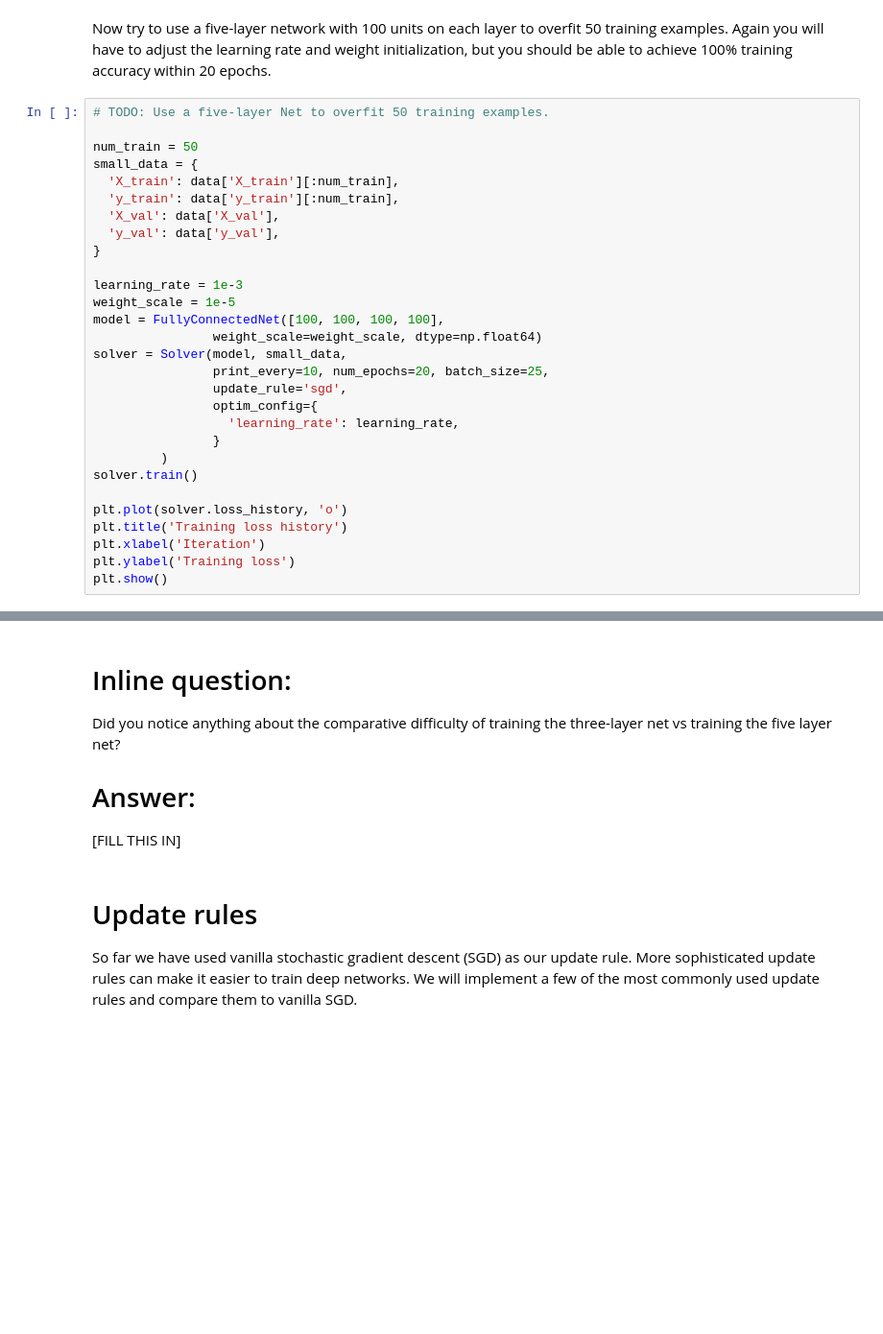
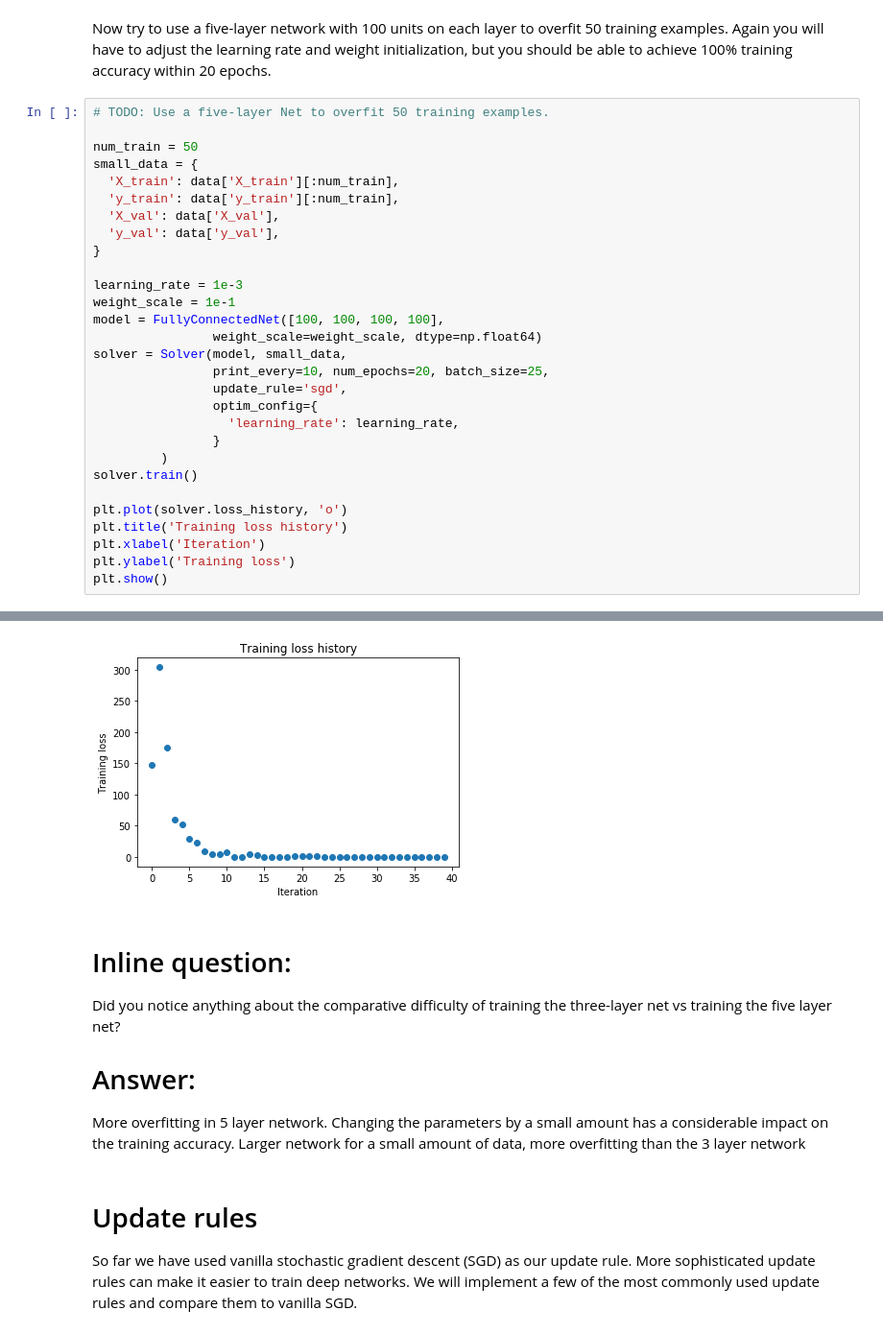
Before and after one commit to TusharChugh/cs231n, a Jupyter notebook: assignment2/FullyConnectedNets.ipynb, the cells around one changed output, grey strips where cells are left out. Shown at 96% size. Drawn from its saved outputs; the diff is of its cells as text; blank space fills up the shorter version.

```diff
--- a/assignment2/FullyConnectedNets.ipynb
+++ b/assignment2/FullyConnectedNets.ipynb
@@ -367,7 +498,7 @@ small_data = {
 }
 
 learning_rate = 1e-3
-weight_scale = 1e-5
+weight_scale = 1e-1
 model = FullyConnectedNet([100, 100, 100, 100],
                 weight_scale=weight_scale, dtype=np.float64)
 solver = Solver(model, small_data,
@@ -384,3 +515,4 @@ plt.title('Training loss history')
 plt.xlabel('Iteration')
 plt.ylabel('Training loss')
 plt.show()
+# %% [output]
@@ -387,9 +536,10 @@ plt.show()
+[figure, added]
 # %% [markdown]
 # Inline question:
 Did you notice anything about the comparative difficulty of training the three-layer net vs training the five layer net?
 
 # Answer:
-[FILL THIS IN]
+More overfitting in 5 layer network. Changing the parameters by a small amount has a considerable impact on the training accuracy. Larger network for a small amount of data, more overfitting than the 3 layer network
 # %% [markdown]
 # Update rules
 So far we have used vanilla stochastic gradient descent (SGD) as our update rule. More sophisticated update rules can make it easier to train deep networks. We will implement a few of the most commonly used update rules and compare them to vanilla SGD.
```
Also changed, not shown: parts of 20 cells of this notebook, 3 other files.
